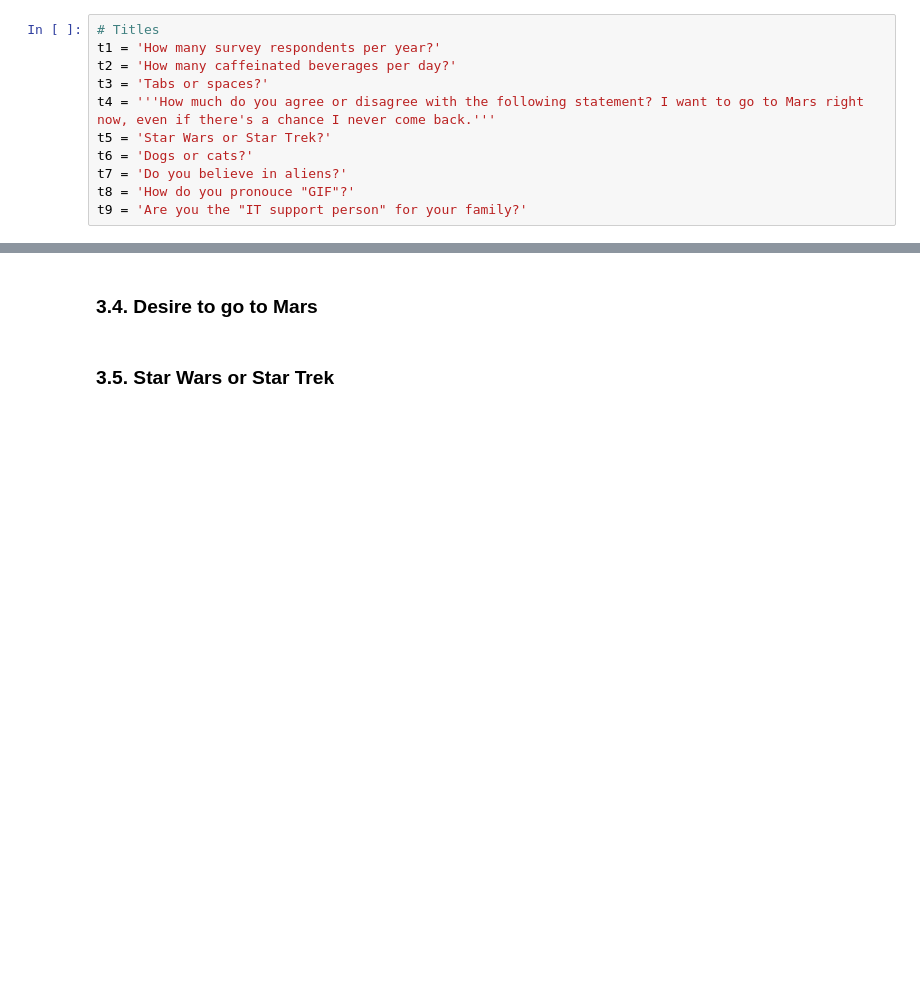
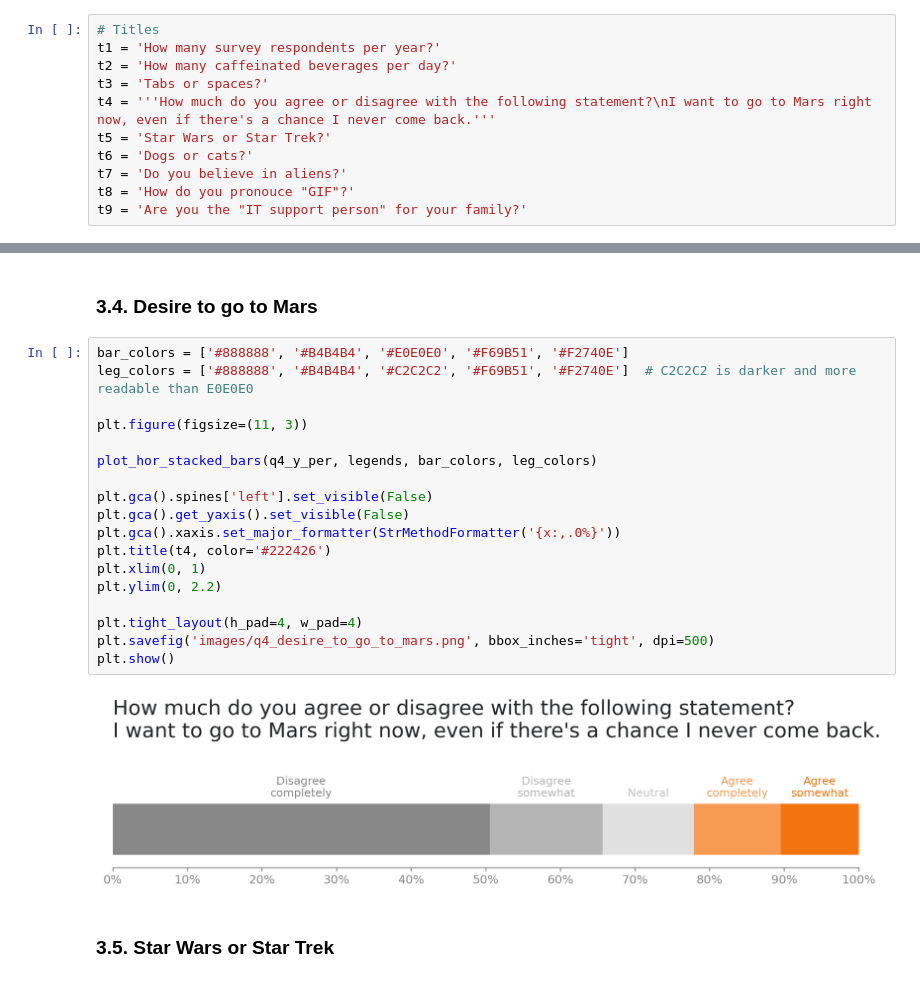
Before and after one commit to gabrieltempass/stack-overflow-survey, a Jupyter notebook: stack_overflow_survey.ipynb, the cells around one changed output, grey strips where cells are left out. Saved outputs shown, nothing was run; the diff lists cells and outputs as text; blank space fills up the shorter version.

Commit message:
feat: Include desire to go to Mars

```diff
--- a/stack_overflow_survey.ipynb
+++ b/stack_overflow_survey.ipynb
@@ -347,7 +418,7 @@ def annotate_plot(text, x, y, xytext_x, ha):
 t1 = 'How many survey respondents per year?'
 t2 = 'How many caffeinated beverages per day?'
 t3 = 'Tabs or spaces?'
-t4 = '''How much do you agree or disagree with the following statement? I want to go to Mars right now, even if there's a chance I never come back.'''
+t4 = '''How much do you agree or disagree with the following statement?\nI want to go to Mars right now, even if there's a chance I never come back.'''
 t5 = 'Star Wars or Star Trek?'
 t6 = 'Dogs or cats?'
 t7 = 'Do you believe in aliens?'
@@ -450,6 +493,26 @@ plt.show()
 [figure]
 # %% [markdown]
 ### 3.4. Desire to go to Mars
+# %%
+bar_colors = ['#888888', '#B4B4B4', '#E0E0E0', '#F69B51', '#F2740E']
+leg_colors = ['#888888', '#B4B4B4', '#C2C2C2', '#F69B51', '#F2740E']  # C2C2C2 is darker and more readable than E0E0E0
+
+plt.figure(figsize=(11, 3))
+
+plot_hor_stacked_bars(q4_y_per, legends, bar_colors, leg_colors)
+
+plt.gca().spines['left'].set_visible(False)
+plt.gca().get_yaxis().set_visible(False)
+plt.gca().xaxis.set_major_formatter(StrMethodFormatter('{x:,.0%}'))
+plt.title(t4, color='#222426')
+plt.xlim(0, 1)
+plt.ylim(0, 2.2)
+
+plt.tight_layout(h_pad=4, w_pad=4)
+plt.savefig('images/q4_desire_to_go_to_mars.png', bbox_inches='tight', dpi=500)
+plt.show()
+# %% [output]
+[figure, added]
 # %% [markdown]
 ### 3.5. Star Wars or Star Trek
 # %%
```
Also changed, not shown: parts of 14 cells of this notebook, 2 other files.
